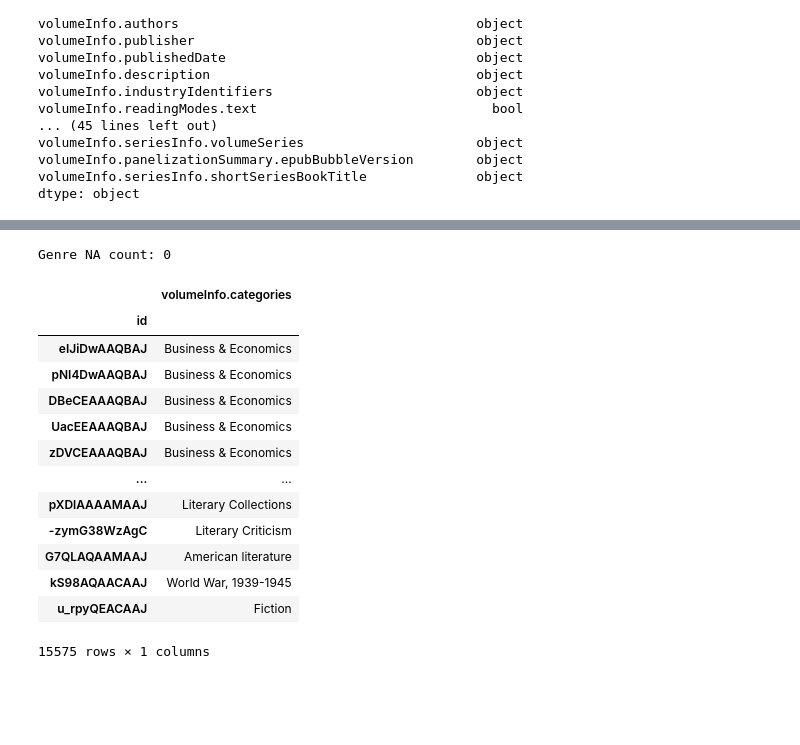
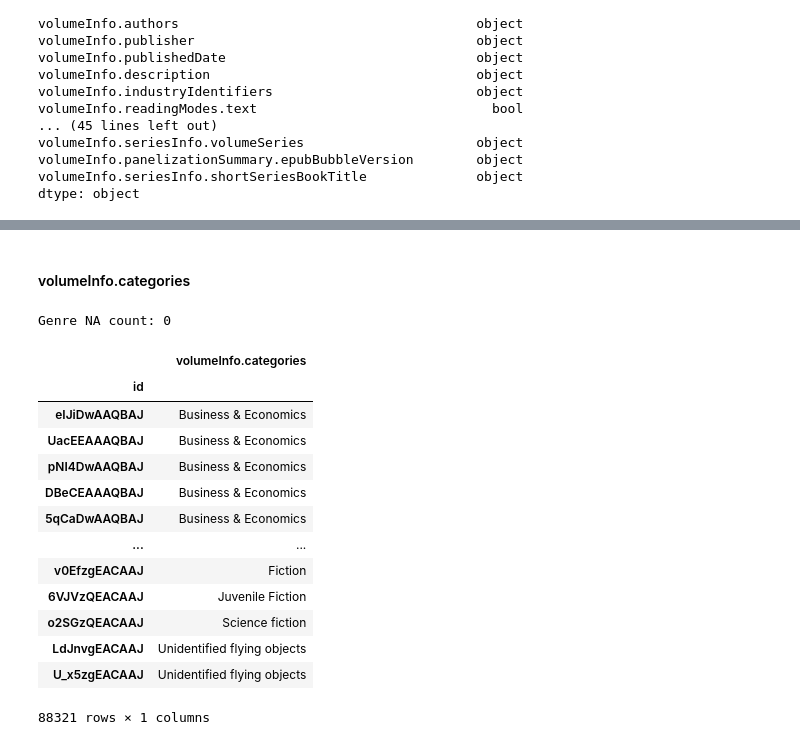
Before and after one commit to hilarylimyuxuan/Book-Recommendation-System, a Jupyter notebook: Book Recommendation System - Google Book.ipynb, the cells around one changed output, grey strips where cells are left out. Saved outputs shown, nothing was run; the diff lists cells and outputs as text; code cells hidden in the pictures; blank space fills up the shorter version.

```diff
--- a/Book Recommendation System - Google Book.ipynb
+++ b/Book Recommendation System - Google Book.ipynb
@@ -144,3 +164,6 @@ Number of rows and columns:  (17846, 60)
+# %%
+# drop the Unnamed column
+book_df.drop("Unnamed: 0", axis=1, inplace=True)
 # %%
 # columns and its data types in dataframe
 book_df.dtypes
@@ -583,9 +593,26 @@ Book with isbn unique id count: 15421
+# %%
+# Rename columns in df_cleaned_isbn
+isbn_df.rename(columns = {'ISBN_10':'volumeInfo.industryIdentifiers.ISBN_10', \
+                        'ISBN_13':'volumeInfo.industryIdentifiers.ISBN_13', \
+                        'ISSN':'volumeInfo.industryIdentifiers.ISSN', \
+                        'OTHER':'volumeInfo.industryIdentifiers.OTHER'}
+                    , inplace = True)
 # %%
-# left join book_df and isbn_df
-df_cleaned_isbn = book_df.join(isbn_df)
-print("ISBN 10 NA count:", df_cleaned_isbn['ISBN_10'].isna().sum())
-print("ISBN 13 NA count:", df_cleaned_isbn['ISBN_13'].isna().sum())
-print("ISSN NA count:", df_cleaned_isbn['ISSN'].isna().sum())
-print("OTHER Identifier NA count:", df_cleaned_isbn['OTHER'].isna().sum())
-display(df_cleaned_isbn)
+# Join isbn_df to book_df
+book_df = book_df.join(isbn_df)
+
+# fill na with missing
+book_df['volumeInfo.industryIdentifiers.ISBN_10'] = book_df['volumeInfo.industryIdentifiers.ISBN_10'].fillna("Missing")
+book_df['volumeInfo.industryIdentifiers.ISBN_13'] = book_df['volumeInfo.industryIdentifiers.ISBN_13'].fillna("Missing")
+book_df['volumeInfo.industryIdentifiers.ISSN'] = book_df['volumeInfo.industryIdentifiers.ISSN'].fillna("Missing")
+book_df['volumeInfo.industryIdentifiers.OTHER'] = book_df['volumeInfo.industryIdentifiers.OTHER'].fillna("Missing")
+
+print("ISBN 10 NA count:", book_df['volumeInfo.industryIdentifiers.ISBN_10'].isna().sum())
+print("ISBN 13 NA count:", book_df['volumeInfo.industryIdentifiers.ISBN_13'].isna().sum())
+print("ISSN NA count:", book_df['volumeInfo.industryIdentifiers.ISSN'].isna().sum())
+print("OTHER Identifier NA count:", book_df['volumeInfo.industryIdentifiers.OTHER'].isna().sum())
+
+display(book_df[['volumeInfo.industryIdentifiers', 'volumeInfo.industryIdentifiers.ISBN_10', \
+                 'volumeInfo.industryIdentifiers.ISBN_13', 'volumeInfo.industryIdentifiers.ISSN', \
+                 'volumeInfo.industryIdentifiers.OTHER']])
 # %% [output]
@@ -610,25 +673,29 @@ OTHER Identifier NA count: 154
+# %% [markdown]
+#### volumeInfo.categories
 # %%
+genre_df = book_df[['volumeInfo.categories']].copy()
+
 # Fill na using forward fill
-book_df['volumeInfo.categories'].ffill(axis = 0, inplace = True)
+genre_df['volumeInfo.categories'].ffill(axis = 0, inplace = True)
 
 # Convert genre list to string
-book_df['volumeInfo.categories'] = [','.join(map(str, l)) for l in book_df['volumeInfo.categories']]
+genre_df['volumeInfo.categories'] = genre_df['volumeInfo.categories'].apply(eval).apply(','.join)
 
-print("Genre NA count:", book_df['volumeInfo.categories'].isna().sum())
-display(book_df[['volumeInfo.categories']])
+print("Genre NA count:", genre_df['volumeInfo.categories'].isna().sum())
+display(genre_df[['volumeInfo.categories']])
 # %% [output]
 Genre NA count: 0
 |  | volumeInfo.categories |
 | id |  |
 | eIJiDwAAQBAJ | Business & Economics |
+| UacEEAAAQBAJ | Business & Economics |
 | pNI4DwAAQBAJ | Business & Economics |
 | DBeCEAAAQBAJ | Business & Economics |
-| UacEEAAAQBAJ | Business & Economics |
-| zDVCEAAAQBAJ | Business & Economics |
+| 5qCaDwAAQBAJ | Business & Economics |
 | ... | ... |
-| pXDlAAAAMAAJ | Literary Collections |
-| -zymG38WzAgC | Literary Criticism |
-| G7QLAQAAMAAJ | American literature |
-| kS98AQAACAAJ | World War, 1939-1945 |
-| u_rpyQEACAAJ | Fiction |
+| v0EfzgEACAAJ | Fiction |
+| 6VJVzQEACAAJ | Juvenile Fiction |
+| o2SGzQEACAAJ | Science fiction |
+| LdJnvgEACAAJ | Unidentified flying objects |
+| U_x5zgEACAAJ | Unidentified flying objects |
-15575 rows × 1 columns
+88321 rows × 1 columns
```
Also changed, not shown: parts of 67 cells of this notebook.
